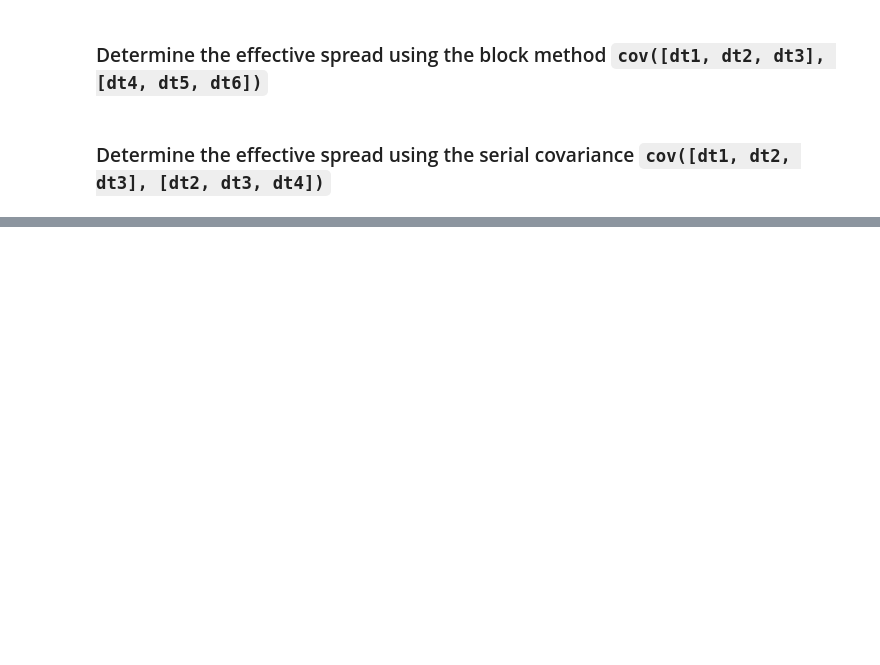
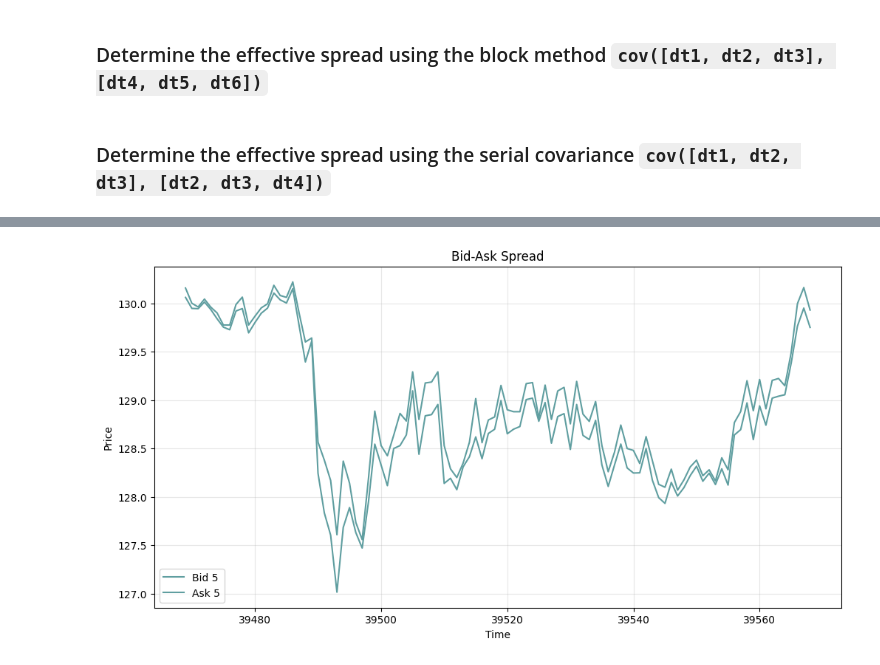
Before and after one commit to luisejdm/Microestructura_y_Sistemas_de_Trading, a Jupyter notebook: Tareas/Tarea01.ipynb, the cells around one changed output, grey strips where cells are left out. Drawn from its saved outputs; the diff is of its cells as text; code cells hidden in the pictures; blank space fills up the shorter version.

```diff
--- a/Tareas/Tarea01.ipynb
+++ b/Tareas/Tarea01.ipynb
@@ -51,0 +53,12 @@ bid_ask.head(30)
+# %%
+plt.figure(figsize=(12, 6))
+plt.plot(bid_ask['Bid_5'].tail(100), label='Bid 5', color='cadetblue')
+plt.plot(bid_ask['Ask_5'].tail(100), label='Ask 5', color='cadetblue')
+plt.title('Bid-Ask Spread')
+plt.xlabel('Time')
+plt.ylabel('Price')
+plt.legend()
+plt.grid(alpha=0.3)
+plt.show()
+# %% [output]
+[figure, added]
```
Also changed, not shown: parts of 2 cells of this notebook.
